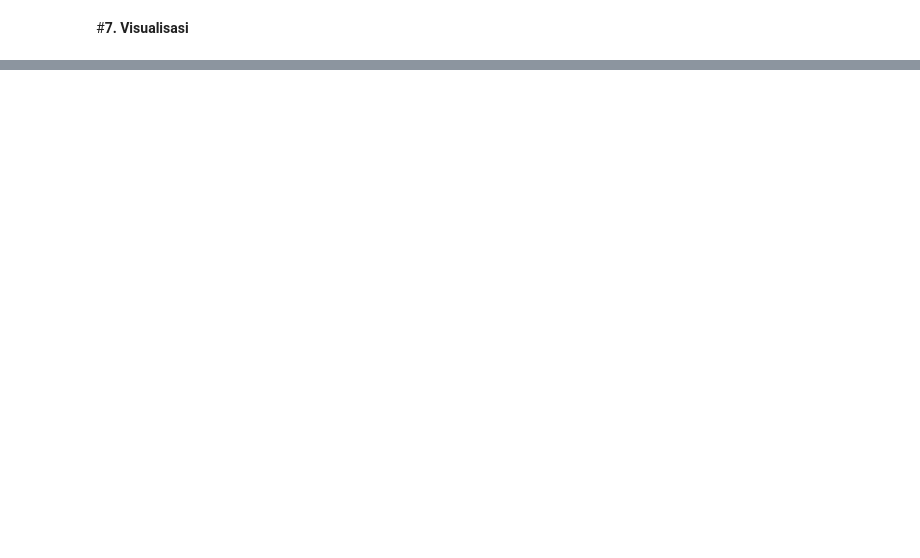
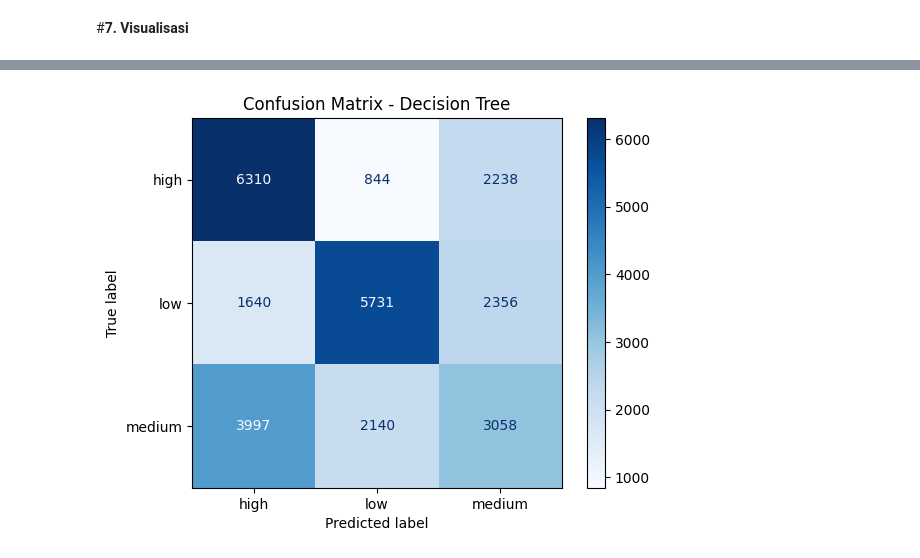
Before and after one commit to fathanzys/Data, a Jupyter notebook: uas_DataMining.ipynb, the cells around one changed output, grey strips where cells are left out. Saved outputs shown, nothing was run; the diff lists cells and outputs as text; code cells hidden in the pictures; blank space fills up the shorter version.

```diff
--- a/uas_DataMining.ipynb
+++ b/uas_DataMining.ipynb
@@ -466,0 +289,8 @@ plt.show()
+# %%
+disp = ConfusionMatrixDisplay.from_predictions(
+    y_test, y_pred, display_labels=le_target.classes_, cmap="Blues"
+)
+plt.title("Confusion Matrix - Decision Tree")
+plt.show()
+# %% [output]
+[figure, added]
```
Also changed, not shown: parts of 28 cells of this notebook.
